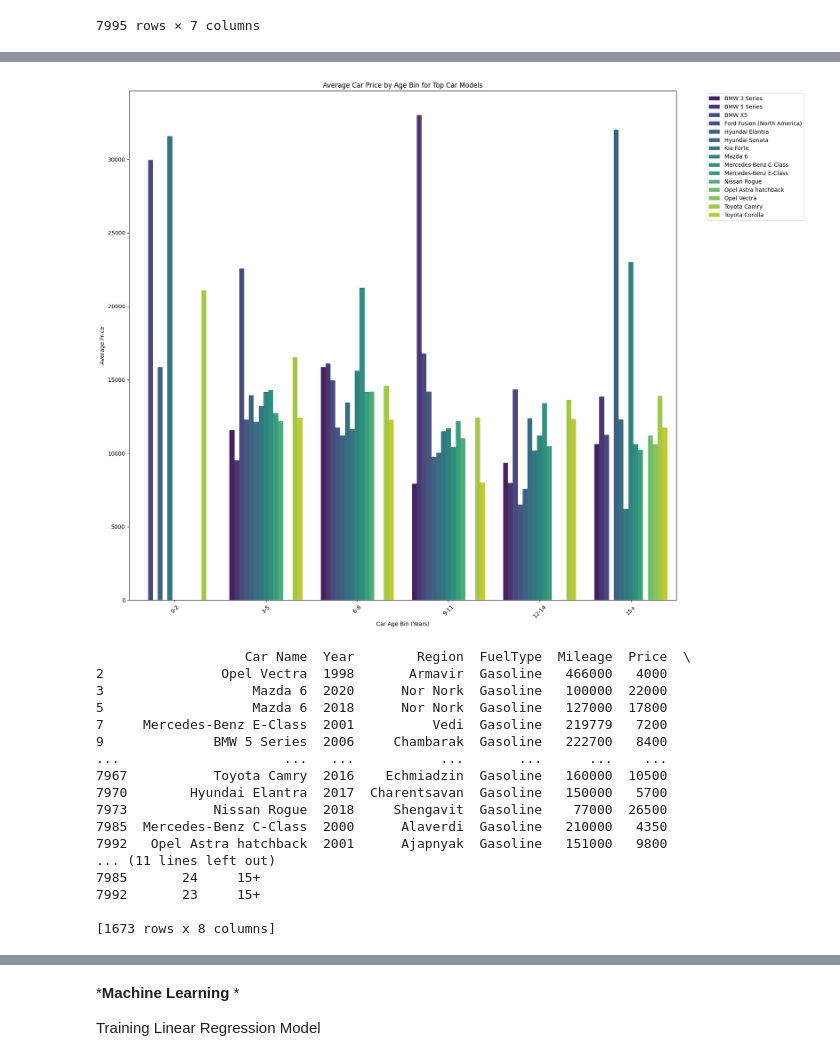
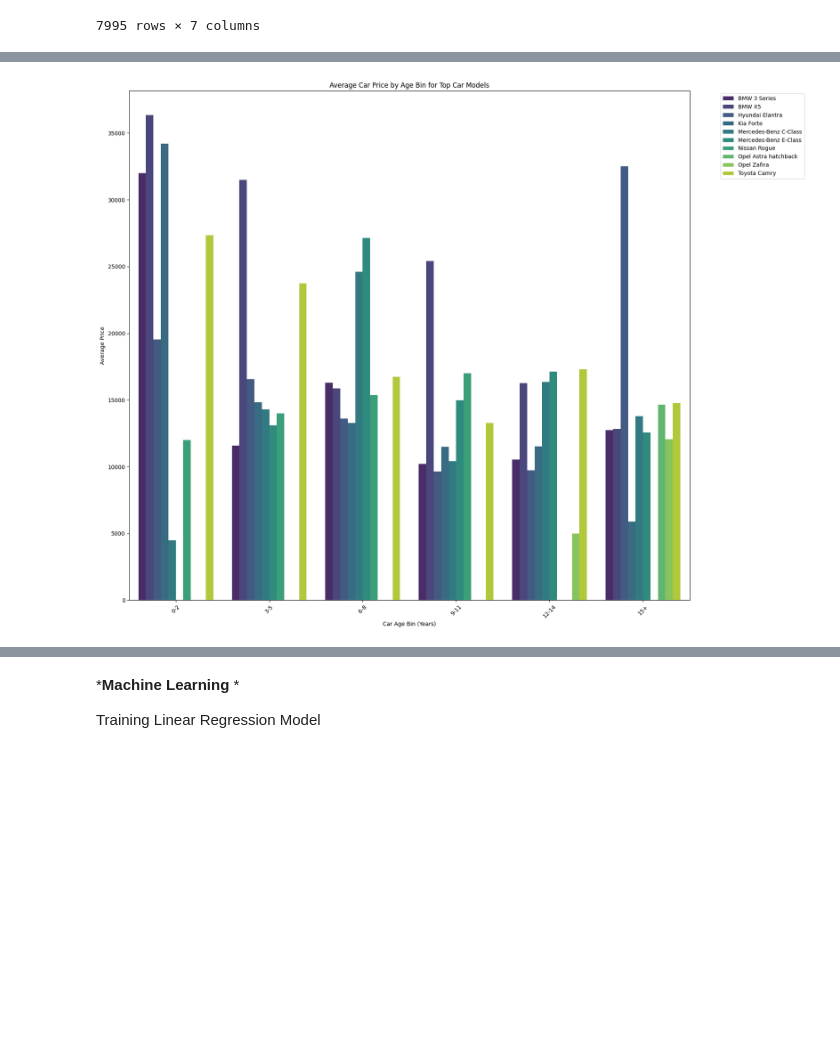
Before and after one commit to melkonyankarapet/Kaggle-data-analysis, a Jupyter notebook: arm-car-values-prediction.ipynb, the cells around one changed output, grey strips where cells are left out. Cells and saved outputs as stored; diff of their text form; code cells hidden in the pictures; blank space fills up the shorter version.

Commit message:
Kaggle Notebook | Arm_Car_Values_Prediction | testing new

```diff
--- a/arm-car-values-prediction.ipynb
+++ b/arm-car-values-prediction.ipynb
@@ -162,45 +113,45 @@ df = filtered_df
 # %%
+# Create age bins
+age_bins = [0, 3, 6, 9, 12, 15, np.inf]
+age_labels = ['0-2', '3-5', '6-8', '9-11', '12-14', '15+']
+
+
+# Categorize cars into age bins
+df['Age Bin'] = pd.cut(df['Car Age'], bins=age_bins, labels=age_labels, right=False)
 
 # Focus on top car models by count
-top_car_counts = df['Car Name'].value_counts().head(15).index
+top_car_counts = df['Car Name'].value_counts().head(10).index
 df_top_cars = df[df['Car Name'].isin(top_car_counts)]
 
-# Calculate average price for each car model within each age bin for top cars
-average_price_by_top_cars = df_top_cars.groupby(['Car Name', 'Age Bin'], observed=False)['Price'].mean().reset_index()
 
 
+# Function to remove rows where price is outside 3 times the average price for each age bin
+def remove_extreme_prices(group):
+    avg_price = group['Price'].mean()
+    return group[(group['Price'] <= 2 * avg_price) & (group['Price'] >= avg_price / 2)]
+
+# Remove extreme prices for each group of car model and age bin
+df_top_cars_filtered = df_top_cars.groupby(['Car Name', 'Age Bin'], observed=False).apply(remove_extreme_prices).reset_index(drop=True)
+
+
+# Calculate average price for each car model within each age bin for top cars
+average_price_by_top_cars = df_top_cars_filtered.groupby(['Car Name', 'Age Bin'], observed=False)['Price'].mean().reset_index()
 
 # Plotting with seaborn
 plt.figure(figsize=(18, 14))
 sns.barplot(x='Age Bin', y='Price', hue='Car Name', data=average_price_by_top_cars, palette='viridis')
 plt.title('Average Car Price by Age Bin for Top Car Models')
 plt.xlabel('Car Age Bin (Years)')
 plt.ylabel('Average Price')
 plt.xticks(rotation=45)
 plt.legend(bbox_to_anchor=(1.05, 1), loc='upper left')
 plt.tight_layout()
 plt.show()
 
-print(df_top_cars)
+
+df_top_cars = df_top_cars_filtered
 # %% [output]
-[figure, old version]
+[figure, new version]
-                   Car Name  Year        Region  FuelType  Mileage  Price  \
-2               Opel Vectra  1998       Armavir  Gasoline   466000   4000
-3                   Mazda 6  2020      Nor Nork  Gasoline   100000  22000
-5                   Mazda 6  2018      Nor Nork  Gasoline   127000  17800
-7     Mercedes-Benz E-Class  2001          Vedi  Gasoline   219779   7200
-9              BMW 5 Series  2006     Chambarak  Gasoline   222700   8400
-...                     ...   ...           ...       ...      ...    ...
-7967           Toyota Camry  2016    Echmiadzin  Gasoline   160000  10500
-7970        Hyundai Elantra  2017  Charentsavan  Gasoline   150000   5700
-7973           Nissan Rogue  2018     Shengavit  Gasoline    77000  26500
-7985  Mercedes-Benz C-Class  2000      Alaverdi  Gasoline   210000   4350
-7992   Opel Astra hatchback  2001      Ajapnyak  Gasoline   151000   9800
-... (11 lines left out)
-7985       24     15+
-7992       23     15+
-
-[1673 rows x 8 columns]
 # %%
 from sklearn.preprocessing import LabelEncoder
 
```
Also changed, not shown: parts of 5 cells of this notebook.
